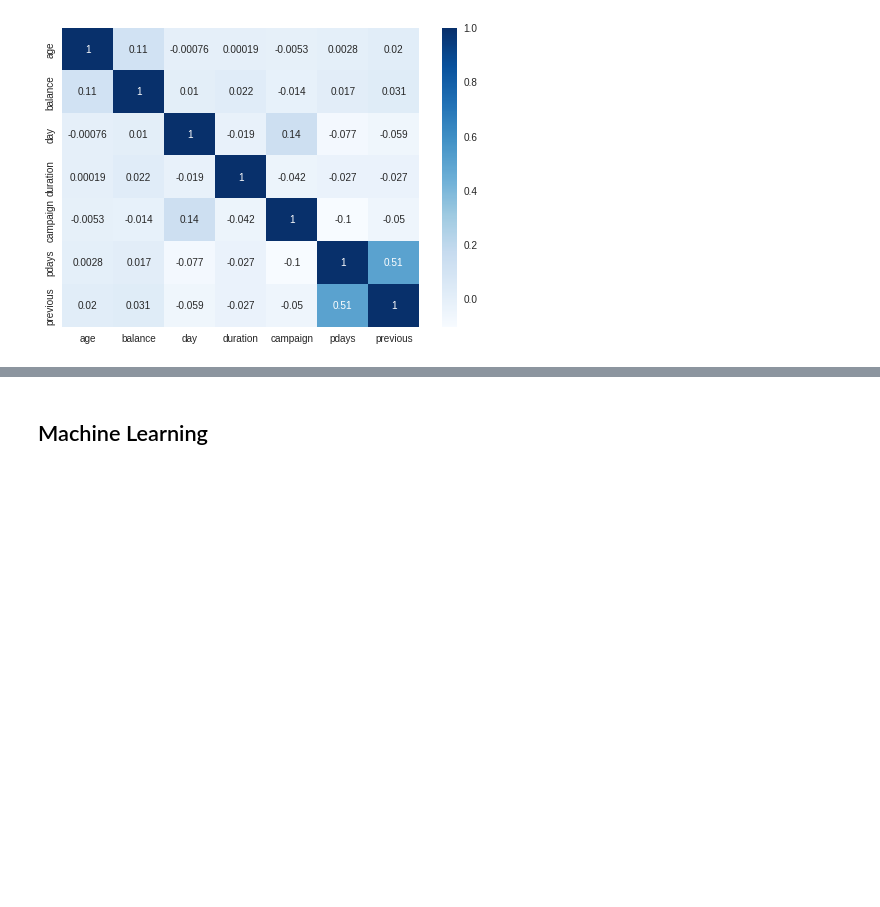
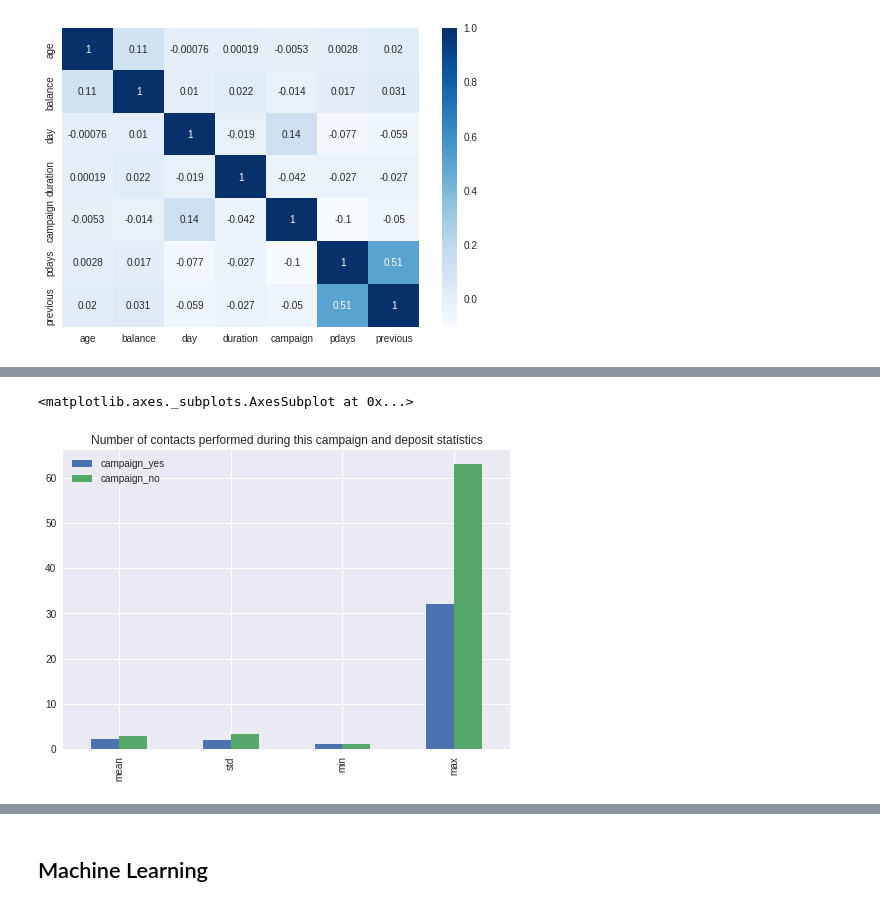
Before and after one commit to amltago/project2, a Jupyter notebook: ProjectB2.ipynb, the cells around one changed output, grey strips where cells are left out. Saved outputs shown, nothing was run; the diff lists cells and outputs as text; code cells hidden in the pictures; blank space fills up the shorter version.

```diff
--- a/ProjectB2.ipynb
+++ b/ProjectB2.ipynb
@@ -468,0 +539,8 @@ sns.heatmap(corr, cmap = 'Blues', annot = True);
+# %%
+#number of contacts performed during this campaign ('campaign') and deposit
+
+c_df = pd.DataFrame()
+c_df['campaign_yes'] = (df[df['deposit'] == 'yes'][['deposit','campaign']].describe())['campaign']
+c_df['campaign_no'] = (df[df['deposit'] == 'no'][['deposit','campaign']].describe())['campaign']
+
+c_df
@@ -468,0 +557,5 @@ sns.heatmap(corr, cmap = 'Blues', annot = True);
+# %%
+c_df.drop(['count', '25%', '50%', '75%']).plot.bar(title = 'Number of contacts performed during this campaign and deposit statistics')
+# %% [output]
+<matplotlib.axes._subplots.AxesSubplot at 0x...>
+[figure, added]
```
Also changed, not shown: parts of 21 cells of this notebook.
